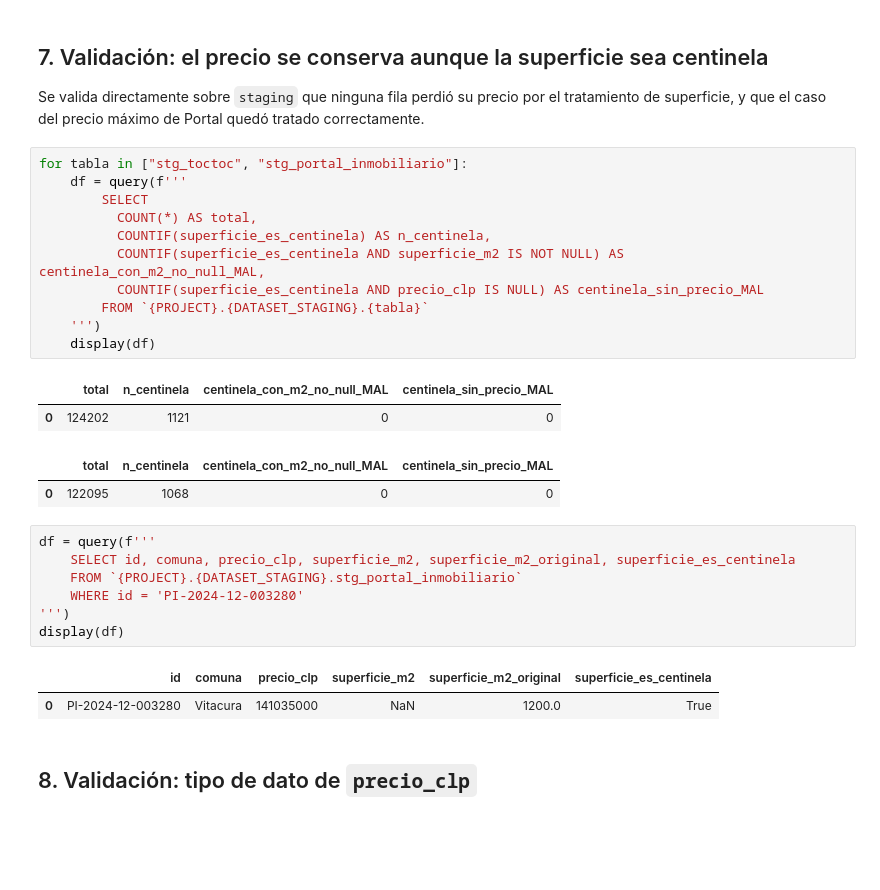
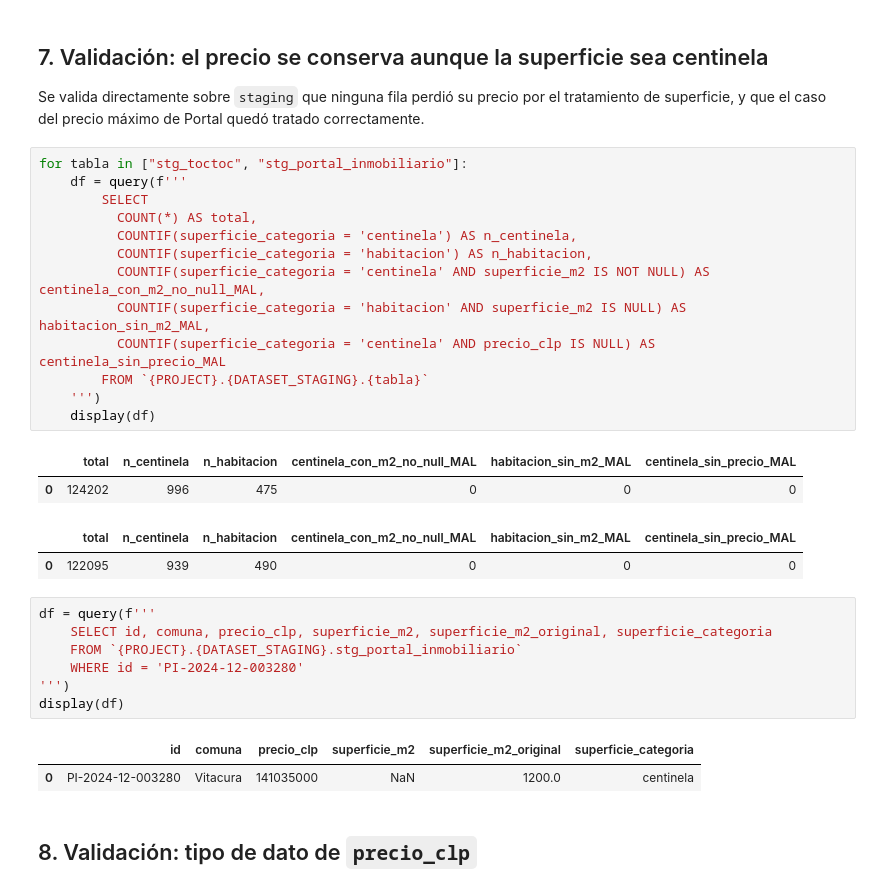
Before and after one commit to CrisKaphiri/Pipeline-Captacion-Inmobiliaria-Python-SQL-GCP-PowerBI, a Jupyter notebook: notebooks/03_validate_staging.ipynb, the cells around one changed output. Saved outputs shown, nothing was run; the diff lists cells and outputs as text; blank space fills up the shorter version.

Commit message:
Actualiza staging: superficie_categoria: centinela, habitacion, valida

```diff
--- a/notebooks/03_validate_staging.ipynb
+++ b/notebooks/03_validate_staging.ipynb
@@ -322,29 +324,31 @@ superficie, y que el caso del precio máximo de Portal quedó tratado correctame
 # %%
 for tabla in ["stg_toctoc", "stg_portal_inmobiliario"]:
     df = query(f'''
         SELECT
           COUNT(*) AS total,
-          COUNTIF(superficie_es_centinela) AS n_centinela,
-          COUNTIF(superficie_es_centinela AND superficie_m2 IS NOT NULL) AS centinela_con_m2_no_null_MAL,
-          COUNTIF(superficie_es_centinela AND precio_clp IS NULL) AS centinela_sin_precio_MAL
+          COUNTIF(superficie_categoria = 'centinela') AS n_centinela,
+          COUNTIF(superficie_categoria = 'habitacion') AS n_habitacion,
+          COUNTIF(superficie_categoria = 'centinela' AND superficie_m2 IS NOT NULL) AS centinela_con_m2_no_null_MAL,
+          COUNTIF(superficie_categoria = 'habitacion' AND superficie_m2 IS NULL) AS habitacion_sin_m2_MAL,
+          COUNTIF(superficie_categoria = 'centinela' AND precio_clp IS NULL) AS centinela_sin_precio_MAL
         FROM `{PROJECT}.{DATASET_STAGING}.{tabla}`
     ''')
     display(df)
 # %% [output]
-|  | total | n_centinela | centinela_con_m2_no_null_MAL | centinela_sin_precio_MAL |
-| 0 | 124202 | 1121 | 0 | 0 |
+|  | total | n_centinela | n_habitacion | centinela_con_m2_no_null_MAL | habitacion_sin_m2_MAL | centinela_sin_precio_MAL |
+| 0 | 124202 | 996 | 475 | 0 | 0 | 0 |
-|  | total | n_centinela | centinela_con_m2_no_null_MAL | centinela_sin_precio_MAL |
-| 0 | 122095 | 1068 | 0 | 0 |
+|  | total | n_centinela | n_habitacion | centinela_con_m2_no_null_MAL | habitacion_sin_m2_MAL | centinela_sin_precio_MAL |
+| 0 | 122095 | 939 | 490 | 0 | 0 | 0 |
 # %%
 df = query(f'''
-    SELECT id, comuna, precio_clp, superficie_m2, superficie_m2_original, superficie_es_centinela
+    SELECT id, comuna, precio_clp, superficie_m2, superficie_m2_original, superficie_categoria
     FROM `{PROJECT}.{DATASET_STAGING}.stg_portal_inmobiliario`
     WHERE id = 'PI-2024-12-003280'
 ''')
 display(df)
 # %% [output]
-|  | id | comuna | precio_clp | superficie_m2 | superficie_m2_original | superficie_es_centinela |
-| 0 | PI-2024-12-003280 | Vitacura | 141035000 | NaN | 1200.0 | True |
+|  | id | comuna | precio_clp | superficie_m2 | superficie_m2_original | superficie_categoria |
+| 0 | PI-2024-12-003280 | Vitacura | 141035000 | NaN | 1200.0 | centinela |
 # %% [markdown]
 ## 8. Validación: tipo de dato de `precio_clp`
 # %%
```
Also changed, not shown: parts of 1 cell of this notebook, 2 other files.
